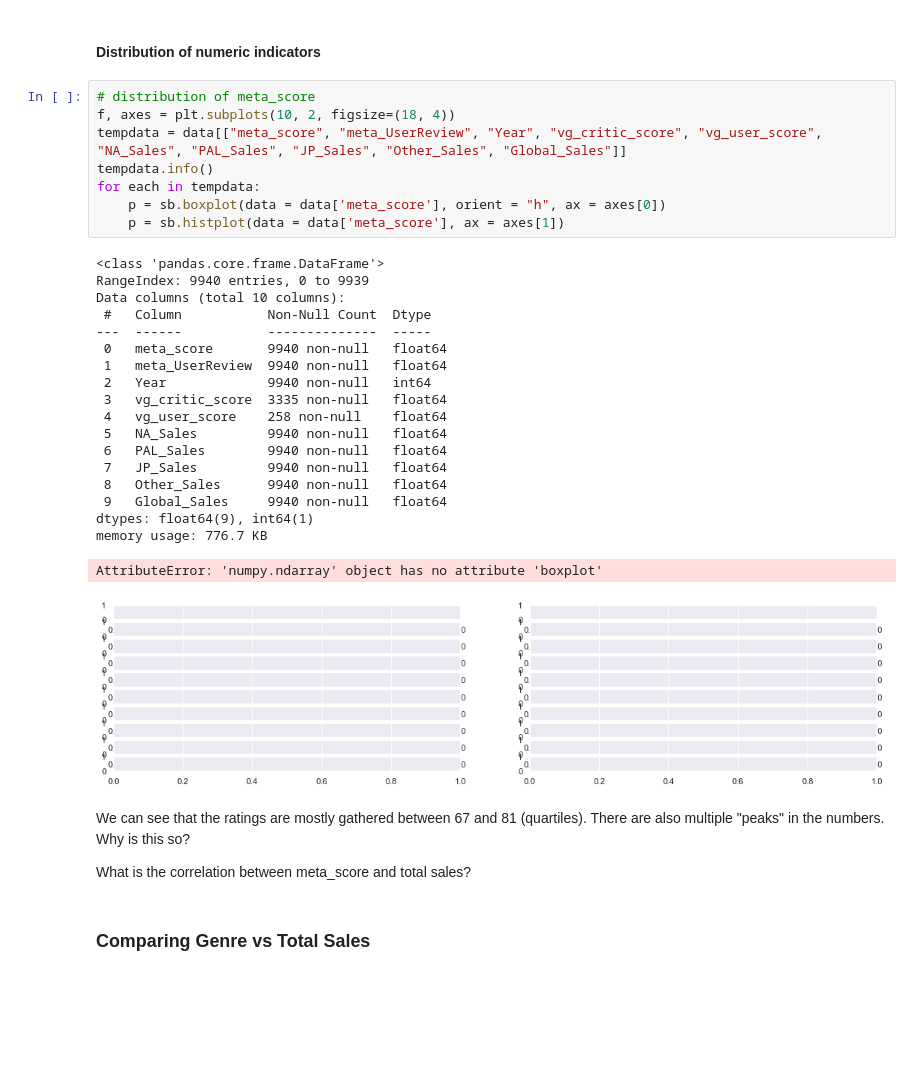
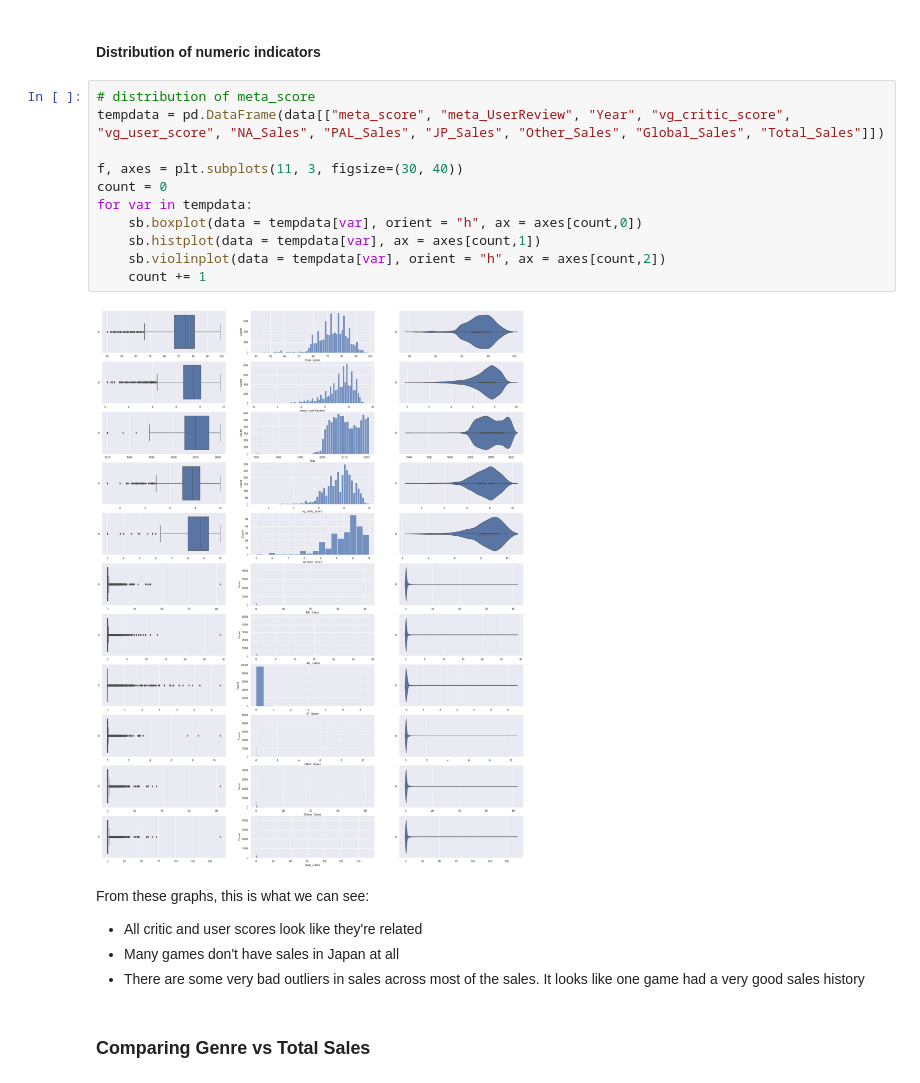
Before and after one commit to Adren98/GAME-SALES-AND-RATINGS-1015-SC3, a Jupyter notebook: EDA.ipynb, the cells around one changed output. Cells and saved outputs as stored; diff of their text form; blank space fills up the shorter version.

```diff
--- a/EDA.ipynb
+++ b/EDA.ipynb
@@ -278,36 +278,22 @@ From the above, we can see:
 #### Distribution of numeric indicators
 # %%
 # distribution of meta_score
-f, axes = plt.subplots(10, 2, figsize=(18, 4))
-tempdata = data[["meta_score", "meta_UserReview", "Year", "vg_critic_score", "vg_user_score", "NA_Sales", "PAL_Sales", "JP_Sales", "Other_Sales", "Global_Sales"]]
-tempdata.info()
-for each in tempdata:
-    p = sb.boxplot(data = data['meta_score'], orient = "h", ax = axes[0])
-    p = sb.histplot(data = data['meta_score'], ax = axes[1])
+tempdata = pd.DataFrame(data[["meta_score", "meta_UserReview", "Year", "vg_critic_score", "vg_user_score", "NA_Sales", "PAL_Sales", "JP_Sales", "Other_Sales", "Global_Sales", "Total_Sales"]])
+
+f, axes = plt.subplots(11, 3, figsize=(30, 40))
+count = 0
+for var in tempdata:
+    sb.boxplot(data = tempdata[var], orient = "h", ax = axes[count,0])
+    sb.histplot(data = tempdata[var], ax = axes[count,1])
+    sb.violinplot(data = tempdata[var], orient = "h", ax = axes[count,2])
+    count += 1
 # %% [output]
-<class 'pandas.core.frame.DataFrame'>
-RangeIndex: 9940 entries, 0 to 9939
-Data columns (total 10 columns):
- #   Column           Non-Null Count  Dtype
----  ------           --------------  -----
- 0   meta_score       9940 non-null   float64
- 1   meta_UserReview  9940 non-null   float64
- 2   Year             9940 non-null   int64
- 3   vg_critic_score  3335 non-null   float64
- 4   vg_user_score    258 non-null    float64
- 5   NA_Sales         9940 non-null   float64
- 6   PAL_Sales        9940 non-null   float64
- 7   JP_Sales         9940 non-null   float64
- 8   Other_Sales      9940 non-null   float64
- 9   Global_Sales     9940 non-null   float64
-dtypes: float64(9), int64(1)
-memory usage: 776.7 KB
-AttributeError: 'numpy.ndarray' object has no attribute 'boxplot'
-[figure, old version]
+[figure, new version]
-# %% [markdown]
-We can see that the ratings are mostly gathered between 67 and 81 (quartiles). There are also multiple "peaks" in the numbers. Why is this so?
-
-What is the correlation between meta_score and total sales?
+# %% [markdown]
+From these graphs, this is what we can see:
+* All critic and user scores look like they're related
+* Many games don't have sales in Japan at all
+* There are some very bad outliers in sales across most of the sales. It looks like one game had a very good sales history
 # %% [markdown]
 ### Comparing Genre vs Total Sales
 # %%
```
Also changed, not shown: parts of 3 cells of this notebook, 1 other file.
